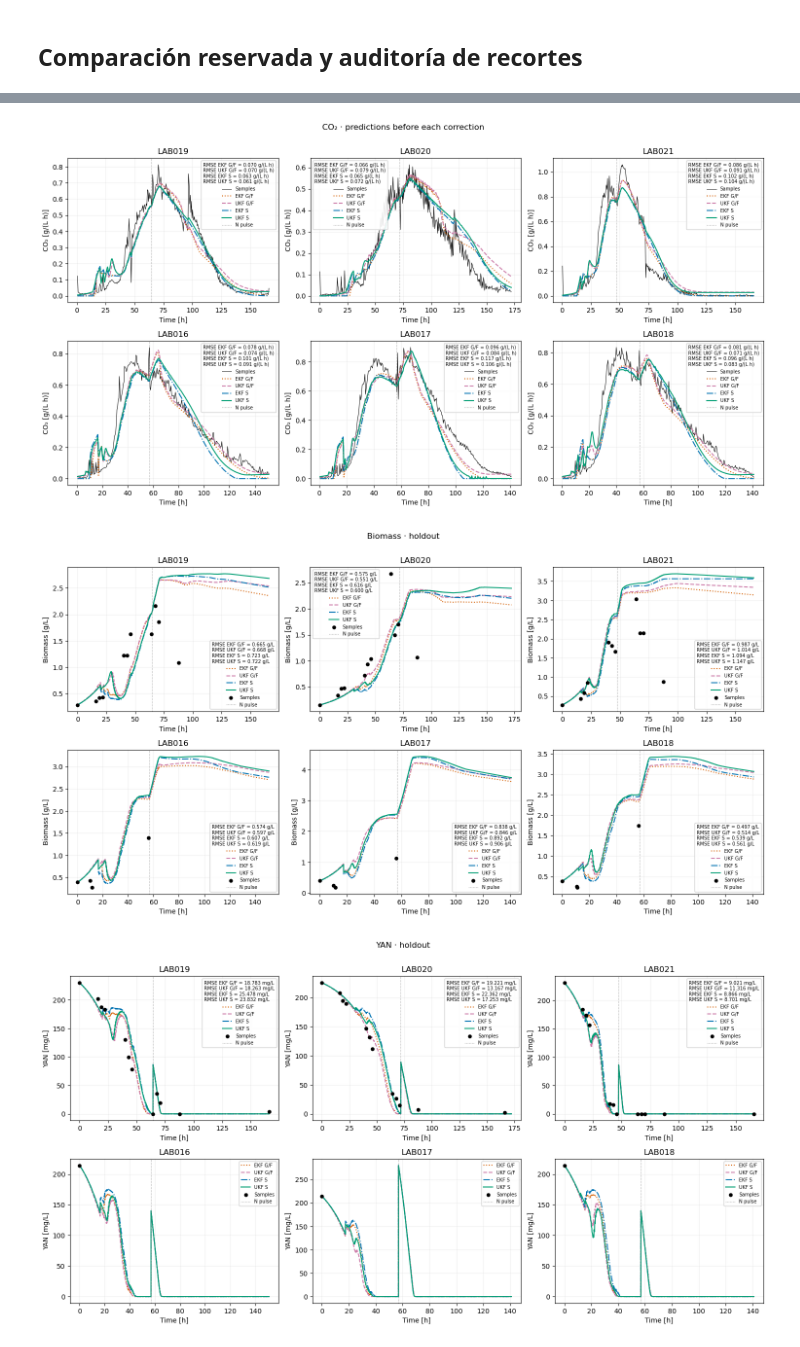
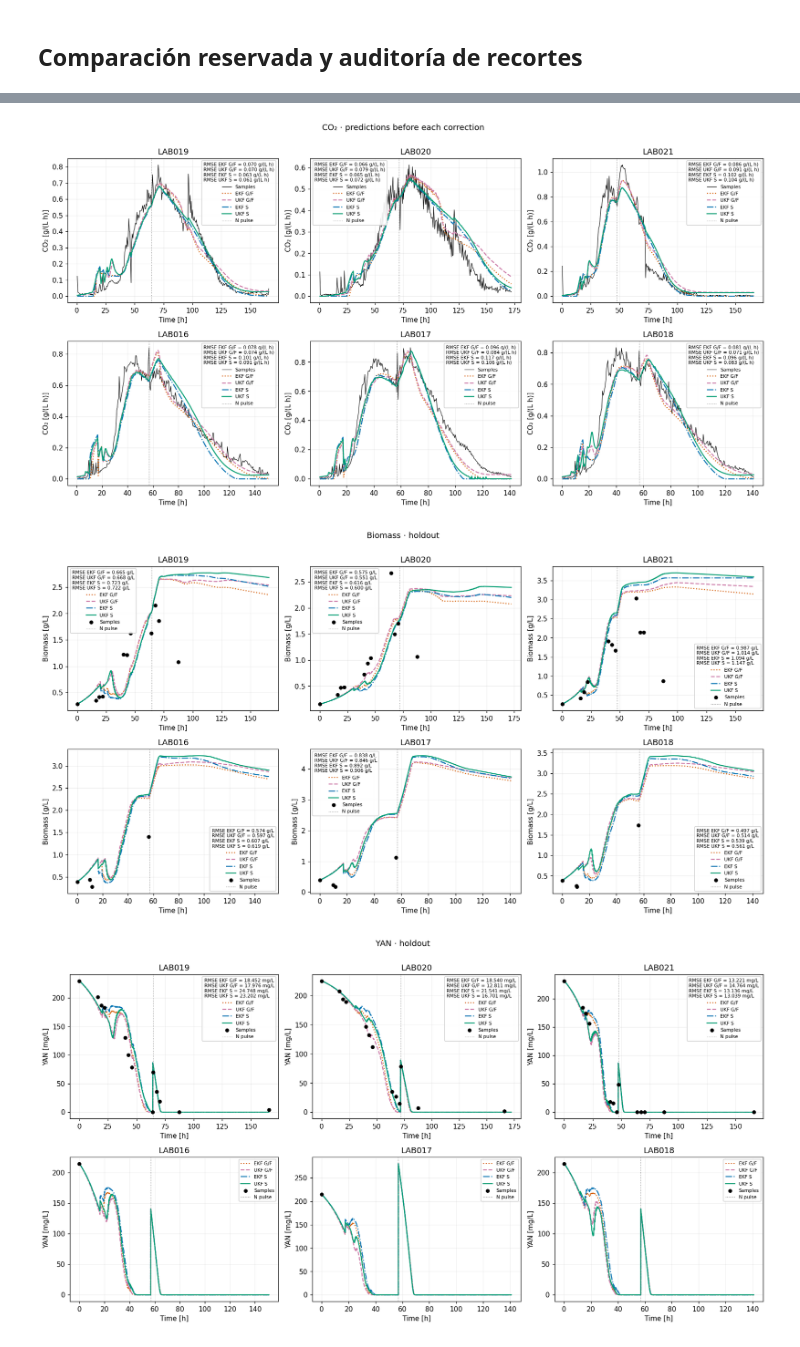
Before and after one commit to crodv/wine-fermentation, a Jupyter notebook: notebooks/EKF/04_ukf_ekf_both_models.executed.ipynb, the cells around one changed output, grey strips where cells are left out. Saved outputs shown, nothing was run; the diff lists cells and outputs as text; code cells hidden in the pictures.

```diff
--- a/notebooks/EKF/04_ukf_ekf_both_models.executed.ipynb
+++ b/notebooks/EKF/04_ukf_ekf_both_models.executed.ipynb
@@ -599,7 +602,6 @@ def kf_observations(lab,state):
   o=pd.DataFrame();tt=np.array([]);yy=np.array([])
  mask=(tt>0)&(tt<=v.horizons[lab])
  if lab in TRAIN:
-  if 'is_NUT' in o:mask &= ~o.is_NUT.astype(str).str.lower().eq('true').to_numpy()
   if state=='GF' and 'GF_zero_substitution' in o:mask &= ~o.GF_zero_substitution.astype(str).str.lower().eq('true').to_numpy()
  return o,tt,yy,mask
 
@@ -699,3 +707,3 @@ print('Cuatro filtros completados; EKF previos reproducidos, mismas mediciones,
-[figure, old version]
+[figure, new version]
-[figure, old version]
+[figure, new version]
-[figure, old version]
+[figure, new version]
```
Also changed, not shown: parts of 3 cells of this notebook, 46 other files.
